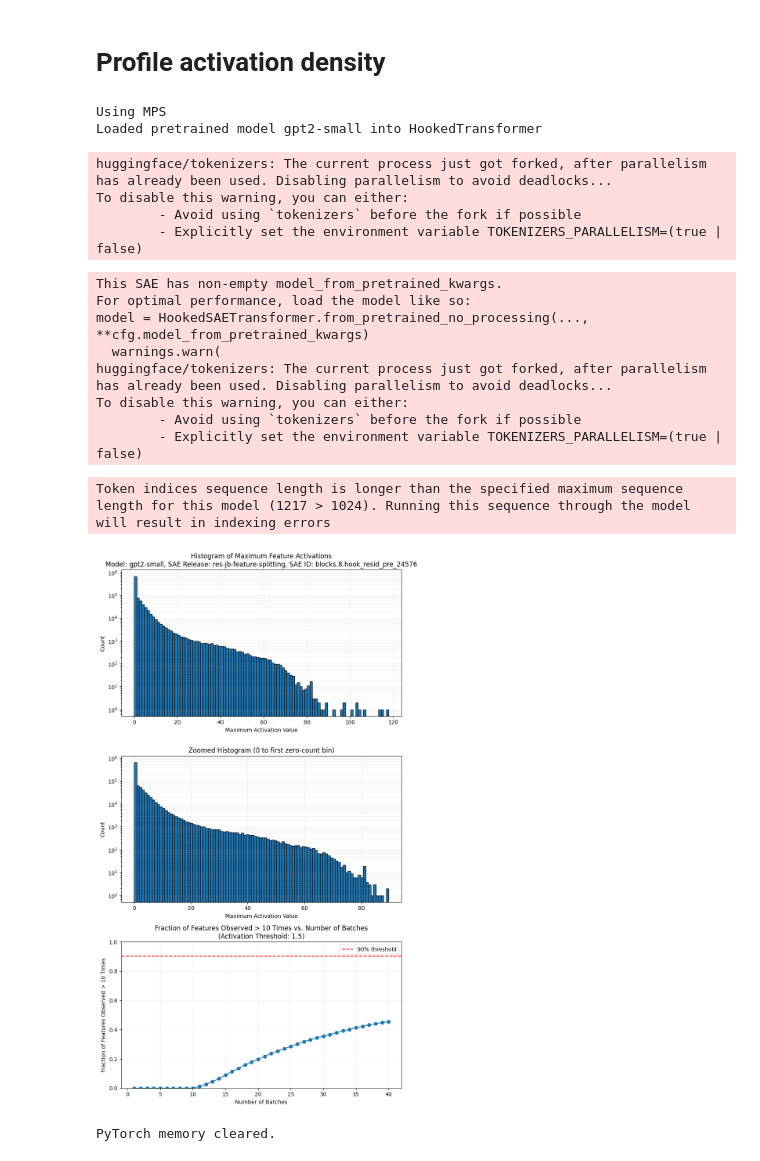
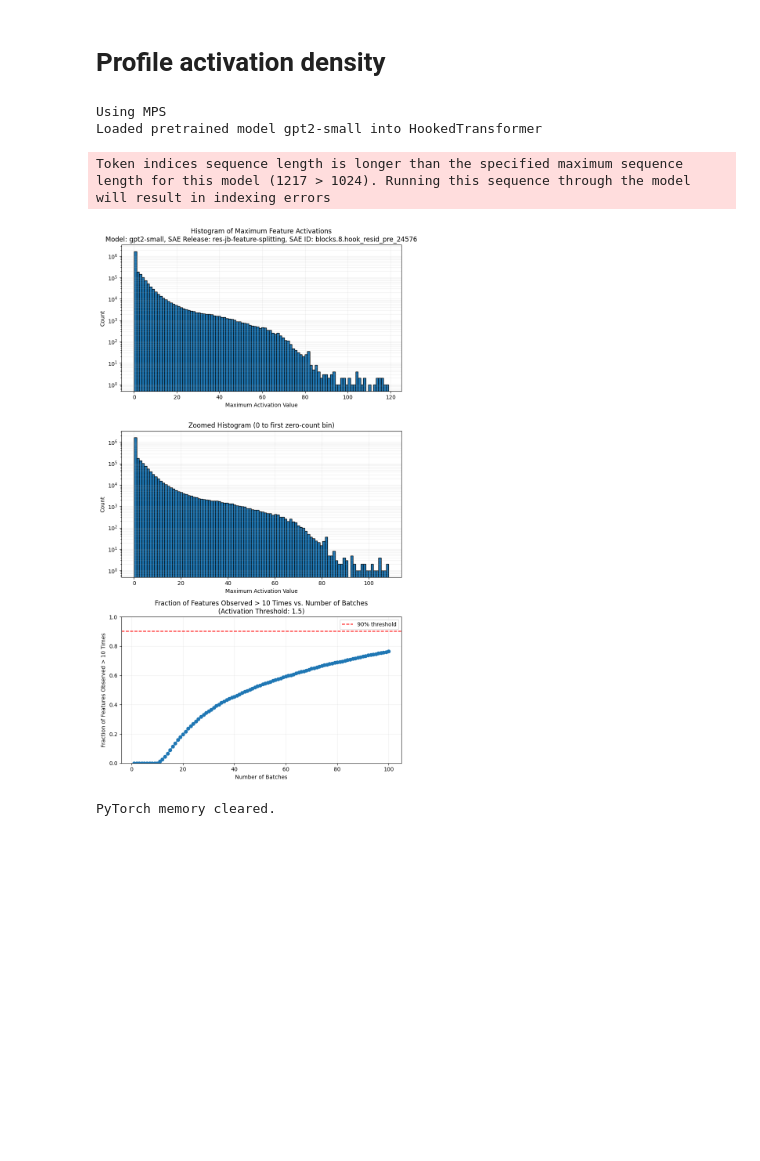
Before and after one commit to MClarke1991/sae_cooccurrence, a Jupyter notebook: src/activation_tuning/activation_tuning.ipynb, the cells around one changed output. Drawn from its saved outputs; the diff is of its cells as text; code cells hidden in the pictures; blank space fills up the shorter version.

```diff
--- a/src/activation_tuning/activation_tuning.ipynb
+++ b/src/activation_tuning/activation_tuning.ipynb
@@ -50,34 +48,22 @@ normalise_internal_threshold = True
 # %%
 plot_max_activations(
     sae_ids_fs,
     model_name_gpt2small,
     sae_release_short_fs,
-    n_batches=40,
+    n_batches=100,
     n_bins=100,
     activation_threshold=1.5,
     observation_threshold=10,
     n_batches_in_buffer=gpt2_batches,
-    normalise_internal_threshold=normalise_internal_threshold,
+    normalise_internal_threshold=False,
     apply_internal_activation_threshold=False,
 )
 # %% [output]
 Using MPS
 Loaded pretrained model gpt2-small into HookedTransformer
-huggingface/tokenizers: The current process just got forked, after parallelism has already been used. Disabling parallelism to avoid deadlocks...
-To disable this warning, you can either:
-        - Avoid using `tokenizers` before the fork if possible
-        - Explicitly set the environment variable TOKENIZERS_PARALLELISM=(true | false)
+Token indices sequence length is longer than the specified maximum sequence length for this model (1217 > 1024). Running this sequence through the model will result in indexing errors
+[figure, new version]
-This SAE has non-empty model_from_pretrained_kwargs.
-For optimal performance, load the model like so:
-model = HookedSAETransformer.from_pretrained_no_processing(..., **cfg.model_from_pretrained_kwargs)
-  warnings.warn(
-huggingface/tokenizers: The current process just got forked, after parallelism has already been used. Disabling parallelism to avoid deadlocks...
-To disable this warning, you can either:
-        - Avoid using `tokenizers` before the fork if possible
-        - Explicitly set the environment variable TOKENIZERS_PARALLELISM=(true | false)
+PyTorch memory cleared.
-Token indices sequence length is longer than the specified maximum sequence length for this model (1217 > 1024). Running this sequence through the model will result in indexing errors
-[figure, old version]
-PyTorch memory cleared.
 # %%
 plot_max_activations(
     sae_ids_rj,
```
Also changed, not shown: parts of 5 cells of this notebook.
